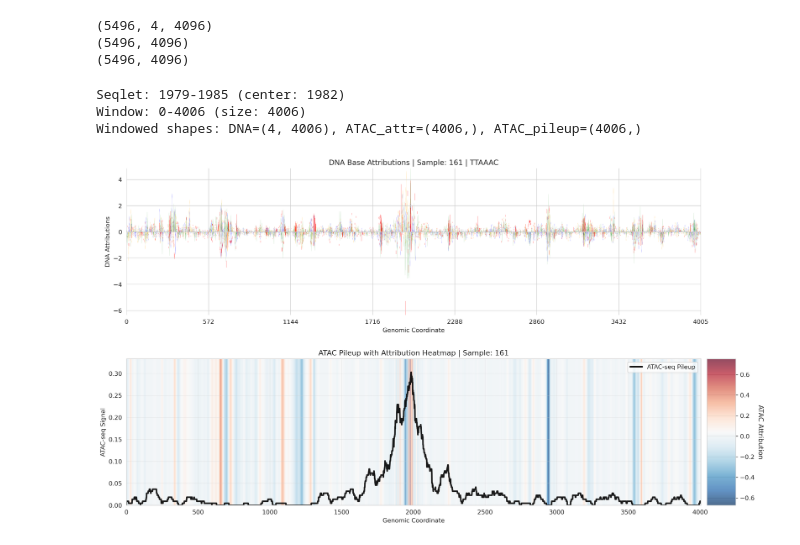
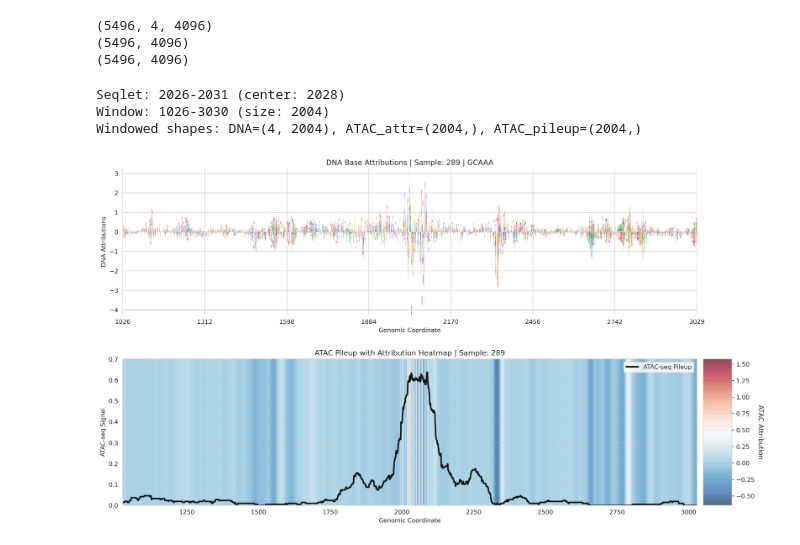
Before and after one commit to wejarrard/tf-binding, a Jupyter notebook: src/analysis/interpretability/interpretability_contrasting_AR_GR.ipynb, the cells around one changed output. Drawn from its saved outputs; the diff is of its cells as text; code cells hidden in the pictures.

```diff
--- a/src/analysis/interpretability/interpretability_contrasting_AR_GR.ipynb
+++ b/src/analysis/interpretability/interpretability_contrasting_AR_GR.ipynb
@@ -492,10 +492,10 @@ print(atac_pileup_list.shape)
 (5496, 4096)
 (5496, 4096)
 # %%
-plot_seqlet_with_atac(seqlets, attrs_list,atac_attribution_list=atac_attribution_list, atac_pileup_list=atac_pileup_list, sample_rank=1, context_size=2000)
+plot_seqlet_with_atac(seqlets, attrs_list,atac_attribution_list=atac_attribution_list, atac_pileup_list=atac_pileup_list, sample_rank=95, context_size=1000)
 # how can we methodically identify patterns? brainstorrm a couple ideas
 # %% [output]
-Seqlet: 1979-1985 (center: 1982)
-Window: 0-4006 (size: 4006)
-Windowed shapes: DNA=(4, 4006), ATAC_attr=(4006,), ATAC_pileup=(4006,)
+Seqlet: 2026-2031 (center: 2028)
+Window: 1026-3030 (size: 2004)
+Windowed shapes: DNA=(4, 2004), ATAC_attr=(2004,), ATAC_pileup=(2004,)
-[figure, old version]
+[figure, new version]
```
Also changed, not shown: parts of 2 cells of this notebook, 2 other files.
